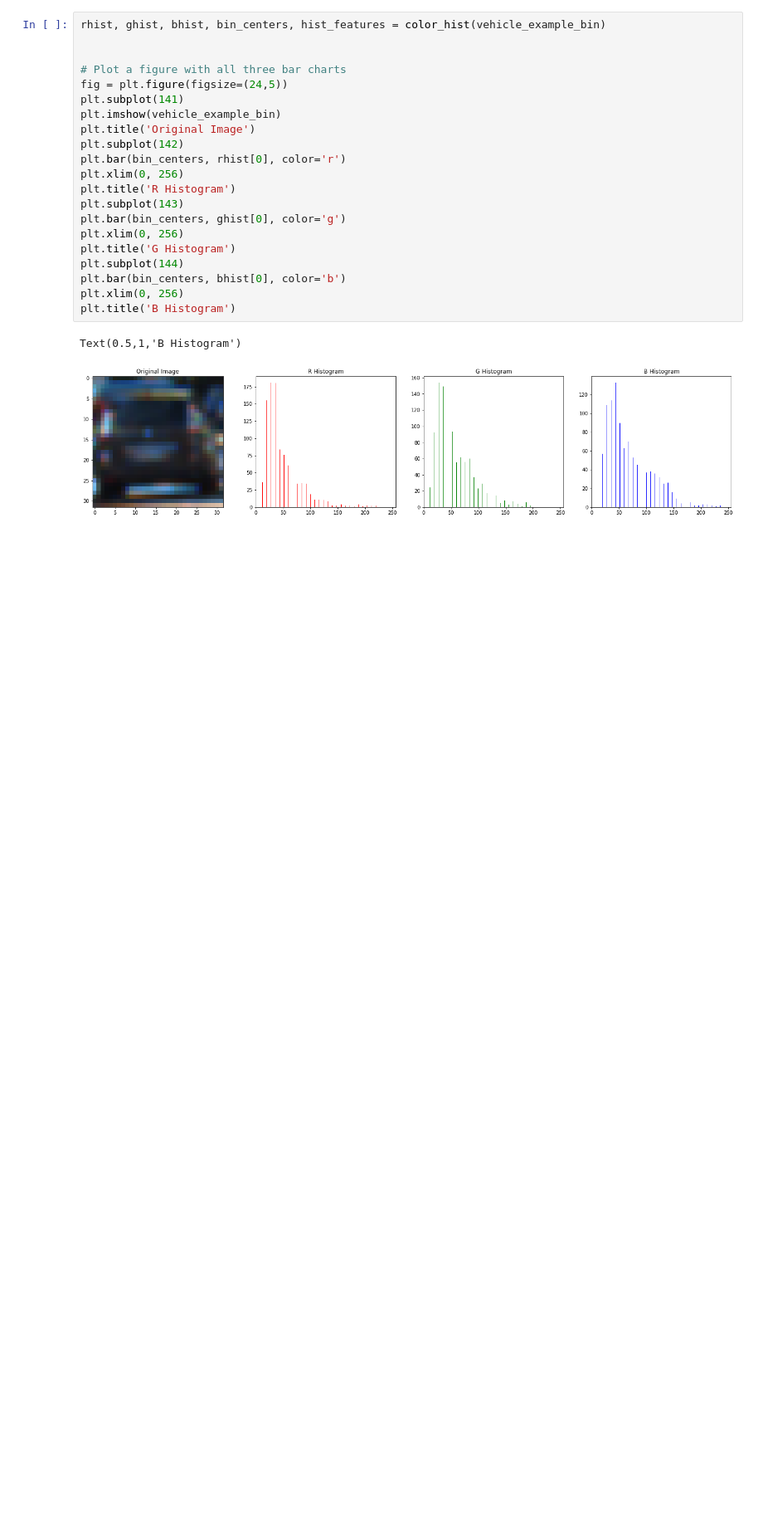
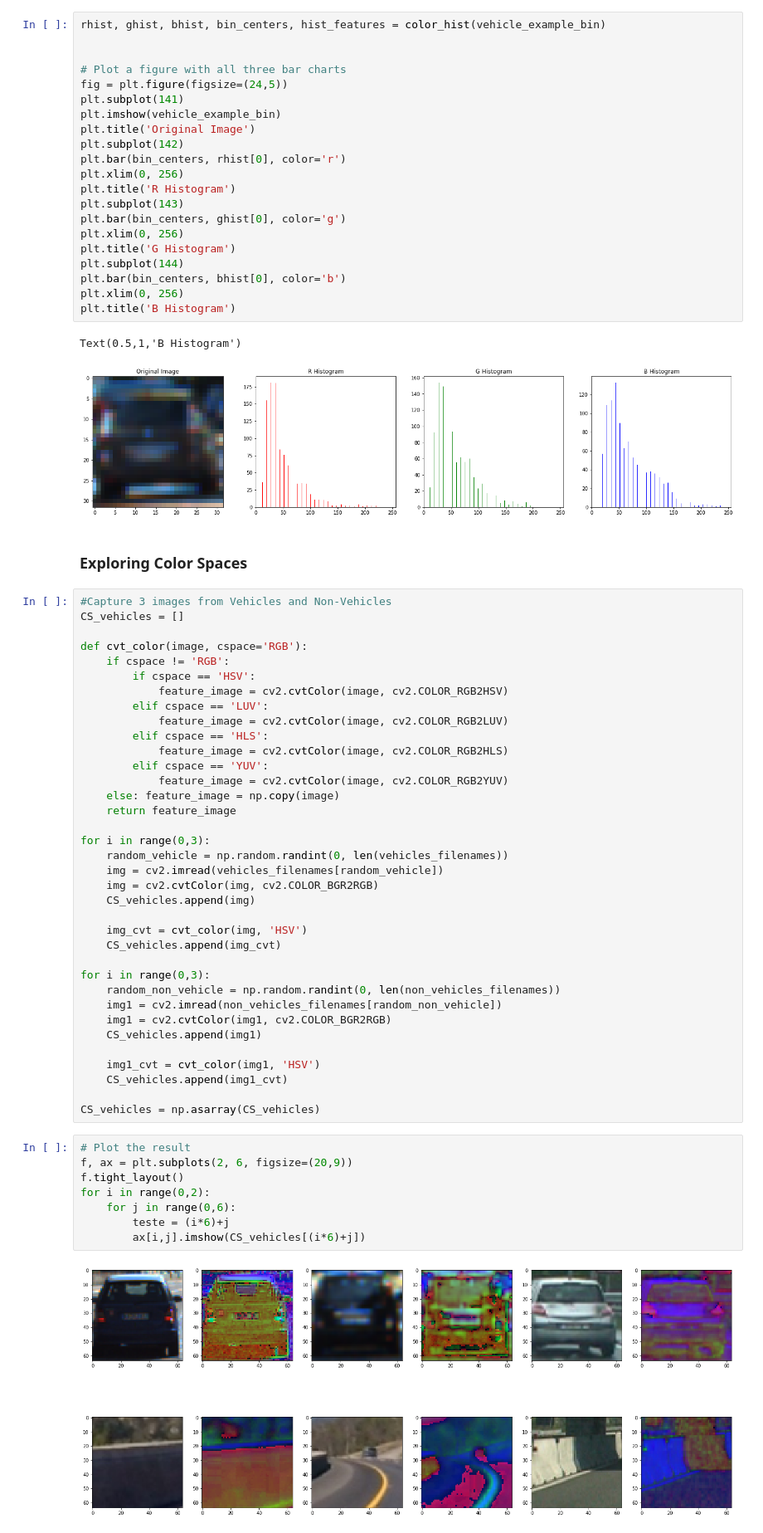
Before and after one commit to PedroHRPBS/CarND-Vehicle-Detection, a Jupyter notebook: Vehicle-Detection-project.ipynb, the cells around one changed output. Shown: that part at 83% size. Drawn from its saved outputs; the diff is of its cells as text; blank space fills up the shorter version.

Commit message:
feat: Explore Color Spaces

```diff
--- a/Vehicle-Detection-project.ipynb
+++ b/Vehicle-Detection-project.ipynb
@@ -111,3 +111,51 @@ plt.title('B Histogram')
 # %% [output]
 Text(0.5,1,'B Histogram')
 [figure]
+# %% [markdown]
+### Exploring Color Spaces
+# %%
+#Capture 3 images from Vehicles and Non-Vehicles
+CS_vehicles = []
+
+def cvt_color(image, cspace='RGB'):
+    if cspace != 'RGB':
+        if cspace == 'HSV':
+            feature_image = cv2.cvtColor(image, cv2.COLOR_RGB2HSV)
+        elif cspace == 'LUV':
+            feature_image = cv2.cvtColor(image, cv2.COLOR_RGB2LUV)
+        elif cspace == 'HLS':
+            feature_image = cv2.cvtColor(image, cv2.COLOR_RGB2HLS)
+        elif cspace == 'YUV':
+            feature_image = cv2.cvtColor(image, cv2.COLOR_RGB2YUV)
+    else: feature_image = np.copy(image)
+    return feature_image
+
+for i in range(0,3):
+    random_vehicle = np.random.randint(0, len(vehicles_filenames))
+    img = cv2.imread(vehicles_filenames[random_vehicle])
+    img = cv2.cvtColor(img, cv2.COLOR_BGR2RGB)
+    CS_vehicles.append(img)
+
+    img_cvt = cvt_color(img, 'HSV')
+    CS_vehicles.append(img_cvt)
+
+for i in range(0,3):
+    random_non_vehicle = np.random.randint(0, len(non_vehicles_filenames))
+    img1 = cv2.imread(non_vehicles_filenames[random_non_vehicle])
+    img1 = cv2.cvtColor(img1, cv2.COLOR_BGR2RGB)
+    CS_vehicles.append(img1)
+
+    img1_cvt = cvt_color(img1, 'HSV')
+    CS_vehicles.append(img1_cvt)
+
+CS_vehicles = np.asarray(CS_vehicles)
+# %%
+# Plot the result
+f, ax = plt.subplots(2, 6, figsize=(20,9))
+f.tight_layout()
+for i in range(0,2):
+    for j in range(0,6):
+        teste = (i*6)+j
+        ax[i,j].imshow(CS_vehicles[(i*6)+j])
+# %% [output]
+[figure, added]
```
Also changed, not shown: parts of 1 cell of this notebook.
